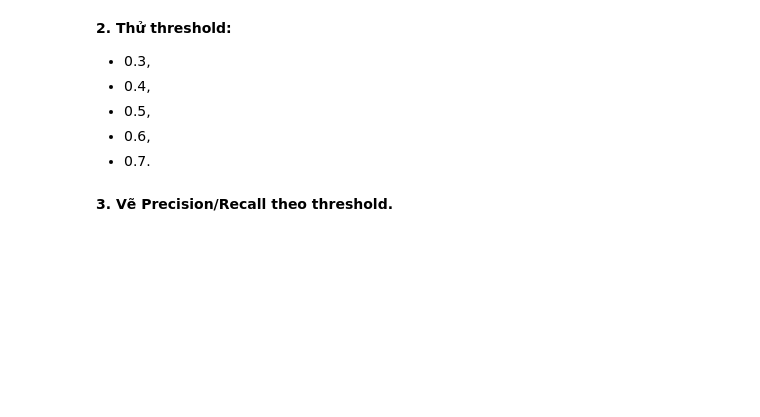
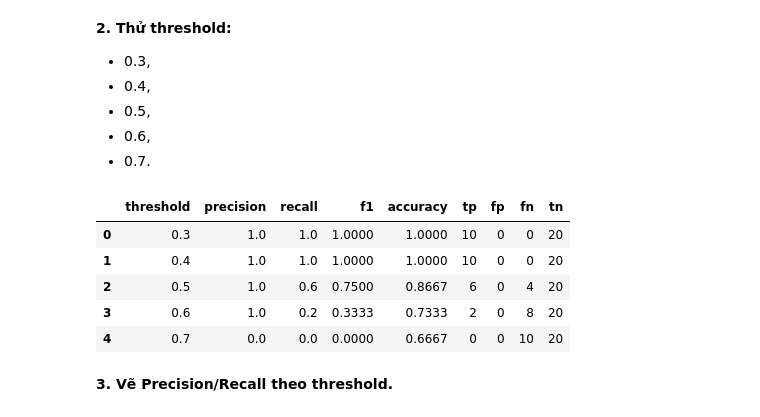
Before and after one commit to Van1912/NLP, a Jupyter notebook: Chap3Text_Classification_Sentiment.ipynb, the cells around one changed output. Cells and saved outputs as stored; diff of their text form; code cells hidden in the pictures; blank space fills up the shorter version.

```diff
--- a/Chap3Text_Classification_Sentiment.ipynb
+++ b/Chap3Text_Classification_Sentiment.ipynb
@@ -5189,4 +5187,25 @@ ROC-AUC: 1.0
 # %% [markdown]
 **1. Không dùng mặc định threshold 0.5.**
 # %%
-# TODO: viết hàm evaluate_threshold(...)
+def evaluate_threshold(y_true, proba, threshold):
+    #Đánh giá các chỉ số phân loại nhị phân tại một threshold cụ thể
+    y_pred = (proba >= threshold).astype(int)
+    precision, recall, f1, _ = precision_recall_fscore_support(
+        y_true, y_pred, average="binary", zero_division=0
+    )
+    accuracy = accuracy_score(y_true, y_pred)
+    tn, fp, fn, tp = confusion_matrix(y_true, y_pred).ravel()
+
+    return {
+        "threshold": threshold,
+        "precision": precision,
+        "recall": recall,
+        "f1": f1,
+        "accuracy": accuracy,
+        "tp": tp,
+        "fp": fp,
+        "fn": fn,
+        "tn": tn
+    }
+
+display(evaluate_threshold(y_true_binary, proba, 0.5))
@@ -5197,5 +5226,20 @@ ROC-AUC: 1.0
    - 0.5,
    - 0.6,
    - 0.7.
+# %%
+thresholds_to_test = [0.3, 0.4, 0.5, 0.6, 0.7]
+
+threshold_results = pd.DataFrame(
+    [evaluate_threshold(y_true_binary, proba, t) for t in thresholds_to_test]
+)
+
+display(threshold_results.round(4))
+# %% [output]
+|  | threshold | precision | recall | f1 | accuracy | tp | fp | fn | tn |
+| 0 | 0.3 | 1.0 | 1.0 | 1.0000 | 1.0000 | 10 | 0 | 0 | 20 |
+| 1 | 0.4 | 1.0 | 1.0 | 1.0000 | 1.0000 | 10 | 0 | 0 | 20 |
+| 2 | 0.5 | 1.0 | 0.6 | 0.7500 | 0.8667 | 6 | 0 | 4 | 20 |
+| 3 | 0.6 | 1.0 | 0.2 | 0.3333 | 0.7333 | 2 | 0 | 8 | 20 |
+| 4 | 0.7 | 0.0 | 0.0 | 0.0000 | 0.6667 | 0 | 0 | 10 | 20 |
 # %% [markdown]
 **3. Vẽ Precision/Recall theo threshold.**
```
Also changed, not shown: parts of 41 cells of this notebook.
